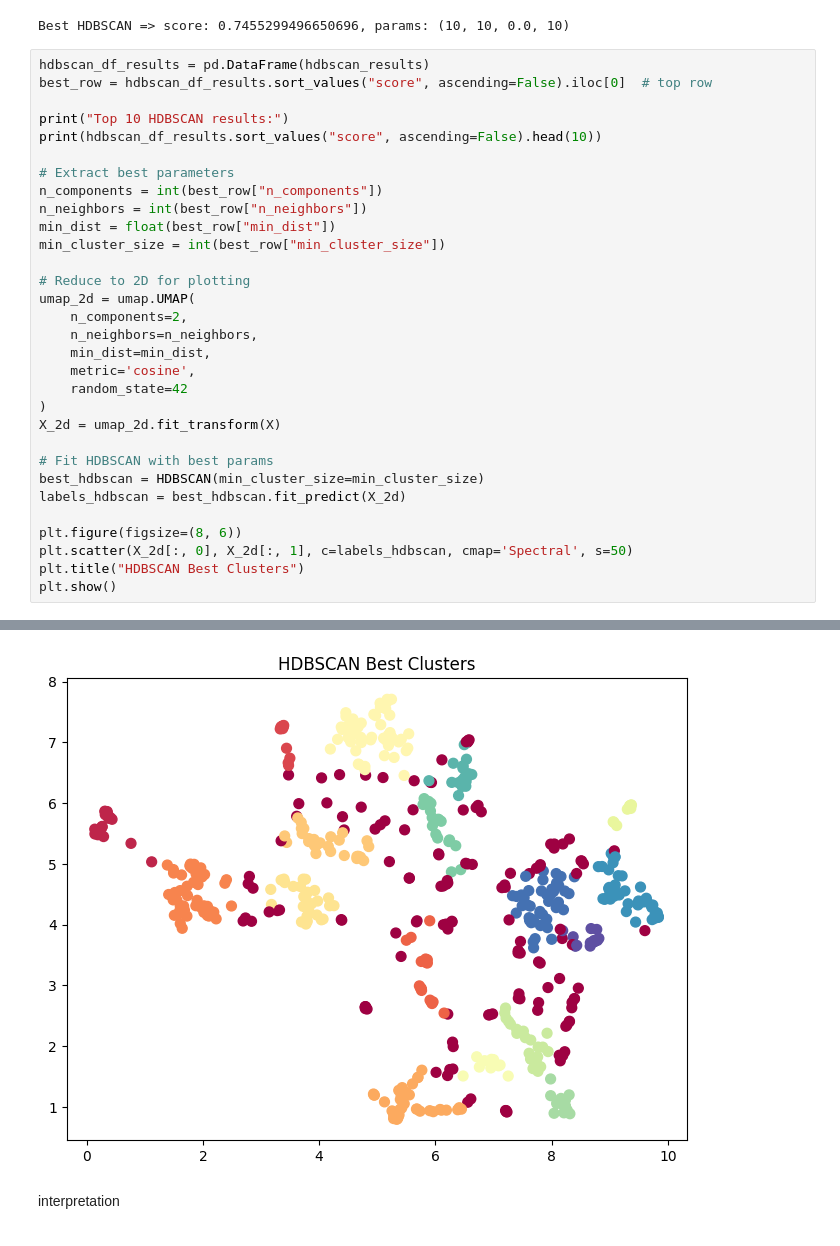
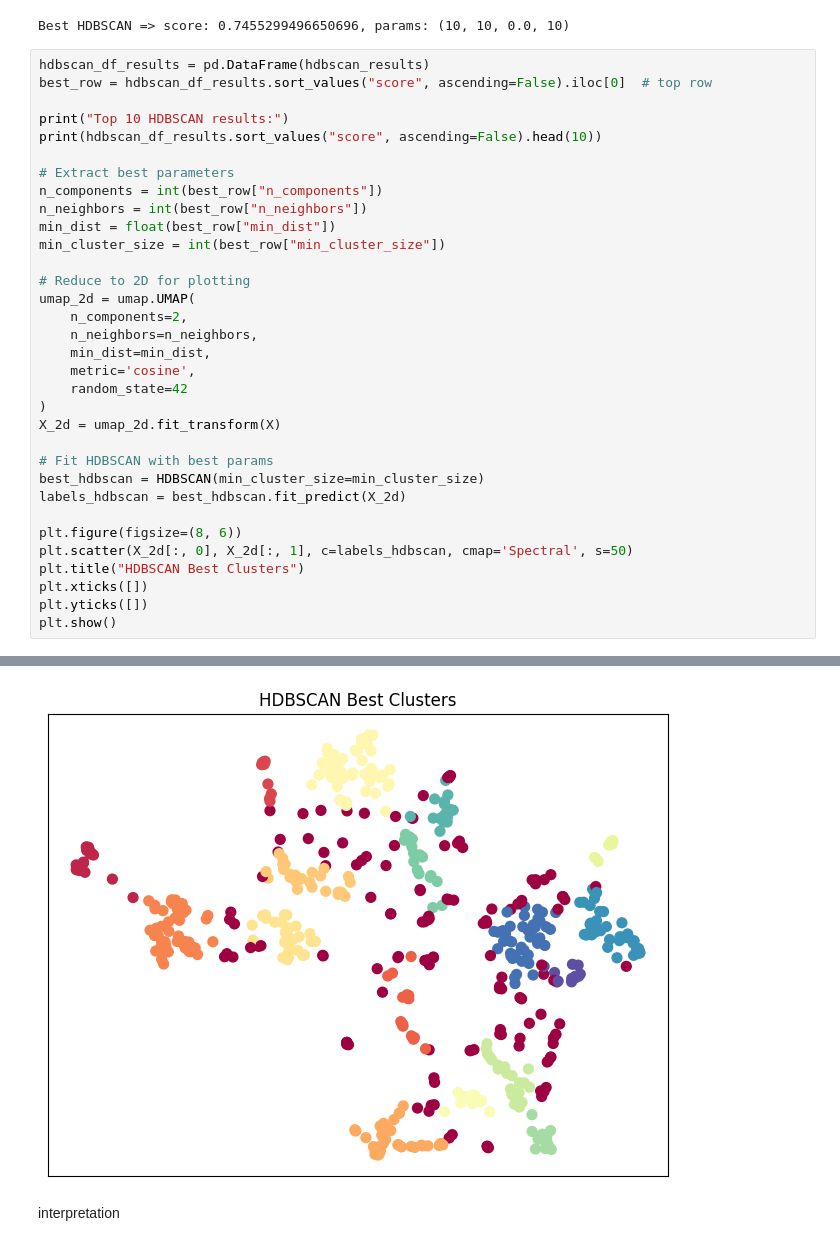
Before and after one commit to Martin-Matin-Muller/DR-CVRIE-EPITECH-machine-learning-, a Jupyter notebook: CVRIE_Unsupervised.ipynb, the cells around one changed output, grey strips where cells are left out. Saved outputs shown, nothing was run; the diff lists cells and outputs as text.

```diff
--- a/CVRIE_Unsupervised.ipynb
+++ b/CVRIE_Unsupervised.ipynb
@@ -536,34 +543,36 @@ min_cluster_size = int(best_row["min_cluster_size"])
 umap_2d = umap.UMAP(
     n_components=2,
     n_neighbors=n_neighbors,
     min_dist=min_dist,
     metric='cosine',
     random_state=42
 )
 X_2d = umap_2d.fit_transform(X)
 
 # Fit HDBSCAN with best params
 best_hdbscan = HDBSCAN(min_cluster_size=min_cluster_size)
 labels_hdbscan = best_hdbscan.fit_predict(X_2d)
 
 plt.figure(figsize=(8, 6))
 plt.scatter(X_2d[:, 0], X_2d[:, 1], c=labels_hdbscan, cmap='Spectral', s=50)
 plt.title("HDBSCAN Best Clusters")
+plt.xticks([])
+plt.yticks([])
 plt.show()
 # %% [output]
 Top 10 HDBSCAN results:
       model  n_components  n_neighbors  min_dist  min_cluster_size     score
 1   HDBSCAN            10           10       0.0                10  0.745530
 55  HDBSCAN            50           10       0.0                10  0.732266
 11  HDBSCAN            10           15       0.0                20  0.729854
 38  HDBSCAN            20           15       0.0                20  0.721205
 29  HDBSCAN            20           10       0.0                20  0.707764
 2   HDBSCAN            10           10       0.0                20  0.706255
 37  HDBSCAN            20           15       0.0                10  0.697039
 56  HDBSCAN            50           10       0.0                20  0.696845
 32  HDBSCAN            20           10       0.1                20  0.694817
 41  HDBSCAN            20           15       0.1                20  0.691662
-[figure, old version]
+[figure, new version]
 # %% [markdown]
 interpretation
 # %% [markdown]
```
Also changed, not shown: parts of 4 cells of this notebook, 3 other files.
